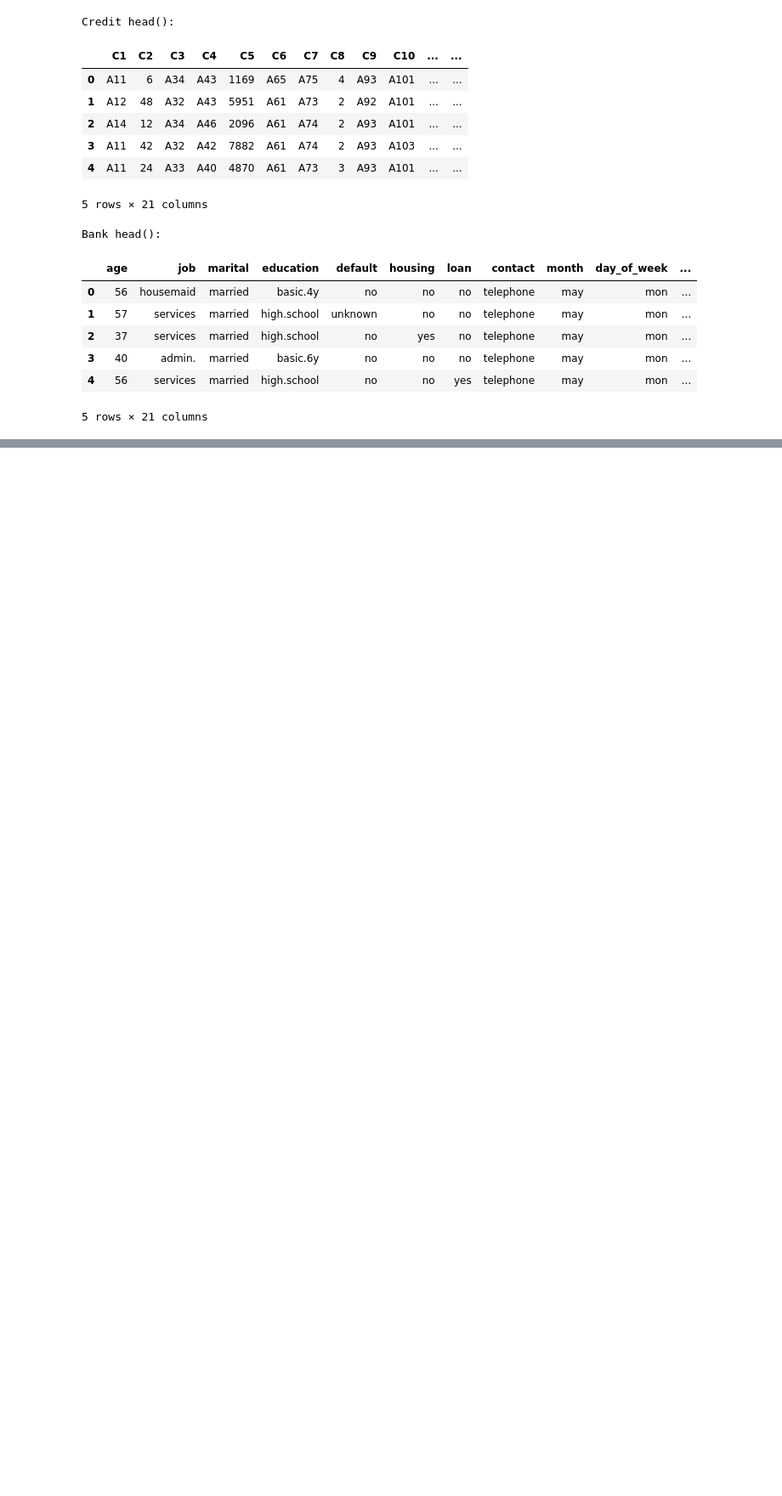
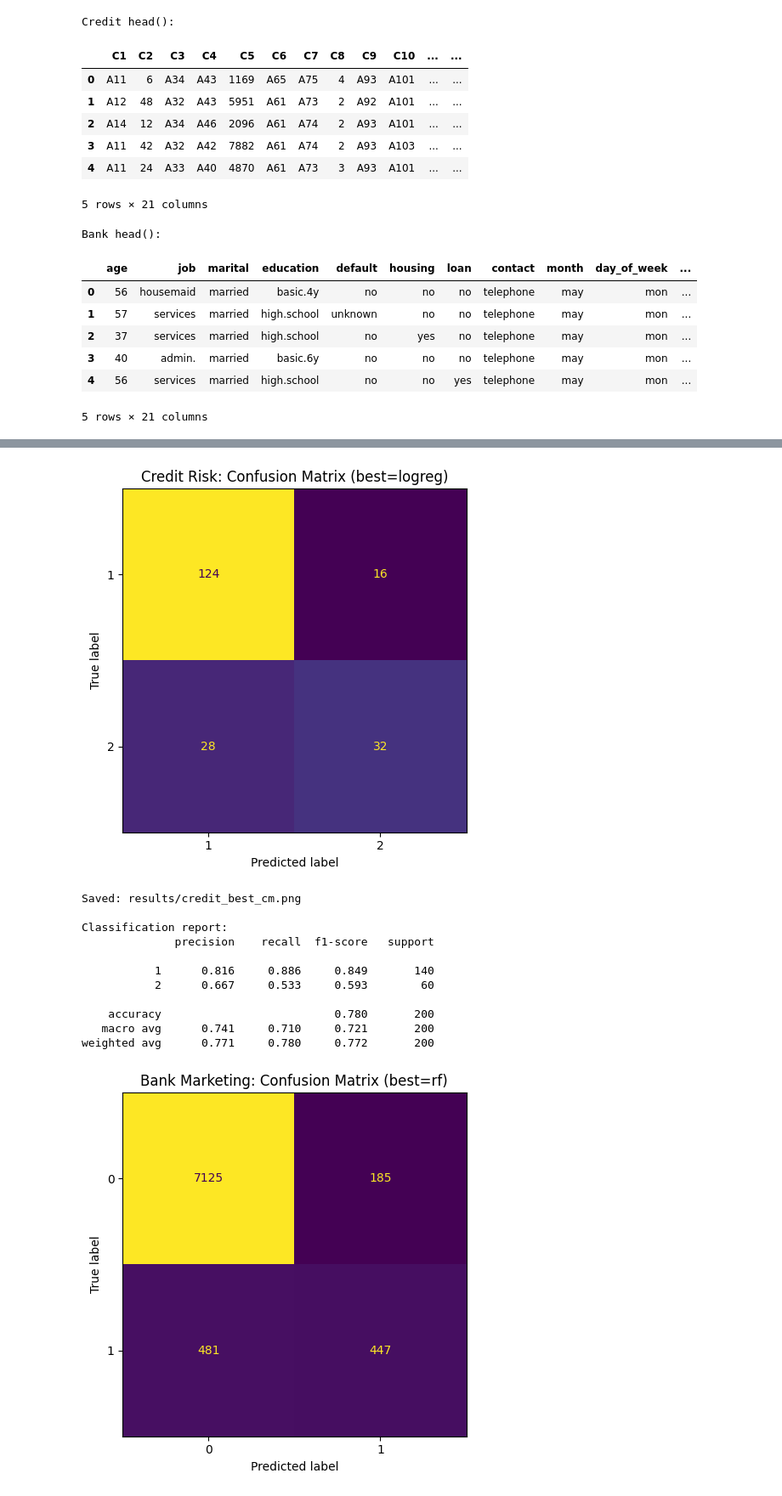
Before and after one commit to Suraalani79/msc-dissertation-2025, a Jupyter notebook: framework.ipynb, the cells around one changed output, grey strips where cells are left out. Shown: that part at 85% size. Drawn from its saved outputs; the diff is of its cells as text; code cells hidden in the pictures; blank space fills up the shorter version.

```diff
--- a/framework.ipynb
+++ b/framework.ipynb
@@ -221,0 +499,37 @@ Bank head():
+# %%
+# 7) Confusion matrices — Credit & Bank (using the helper)
+
+# 7) Confusion matrices — Credit & Bank
+
+# ---- CREDIT
+X_credit = credit_df.drop(columns=["target"])          # adjust 'target' if your column name differs
+y_credit = credit_df["target"].astype(int)
+plot_cm_for_dataset(
+    X_credit, y_credit, preprocess_credit, credit_results,
+    dataset_name="Credit Risk", filename_prefix="credit_best"
+)
+
+# ---- BANK
+X_bank_full = bank_df.drop(columns=["y"])
+
+# Map 'no'/'yes' -> 0/1 safely (and handle '0'/'1' strings)
+y_bank_full = bank_df["y"].astype(str).str.strip().map({"no": 0, "yes": 1, "0": 0, "1": 1}).astype(int)
+
+plot_cm_for_dataset(
+    X_bank_full, y_bank_full, preprocess_bank, bank_results,
+    dataset_name="Bank Marketing", filename_prefix="bank_best"
+)
+# %% [output]
+[figure, added]
+Saved: results/credit_best_cm.png
+
+Classification report:
+              precision    recall  f1-score   support
+
+           1      0.816     0.886     0.849       140
+           2      0.667     0.533     0.593        60
+
+    accuracy                          0.780       200
+   macro avg      0.741     0.710     0.721       200
+weighted avg      0.771     0.780     0.772       200
+[figure, added]
```
Also changed, not shown: parts of 7 cells of this notebook.
